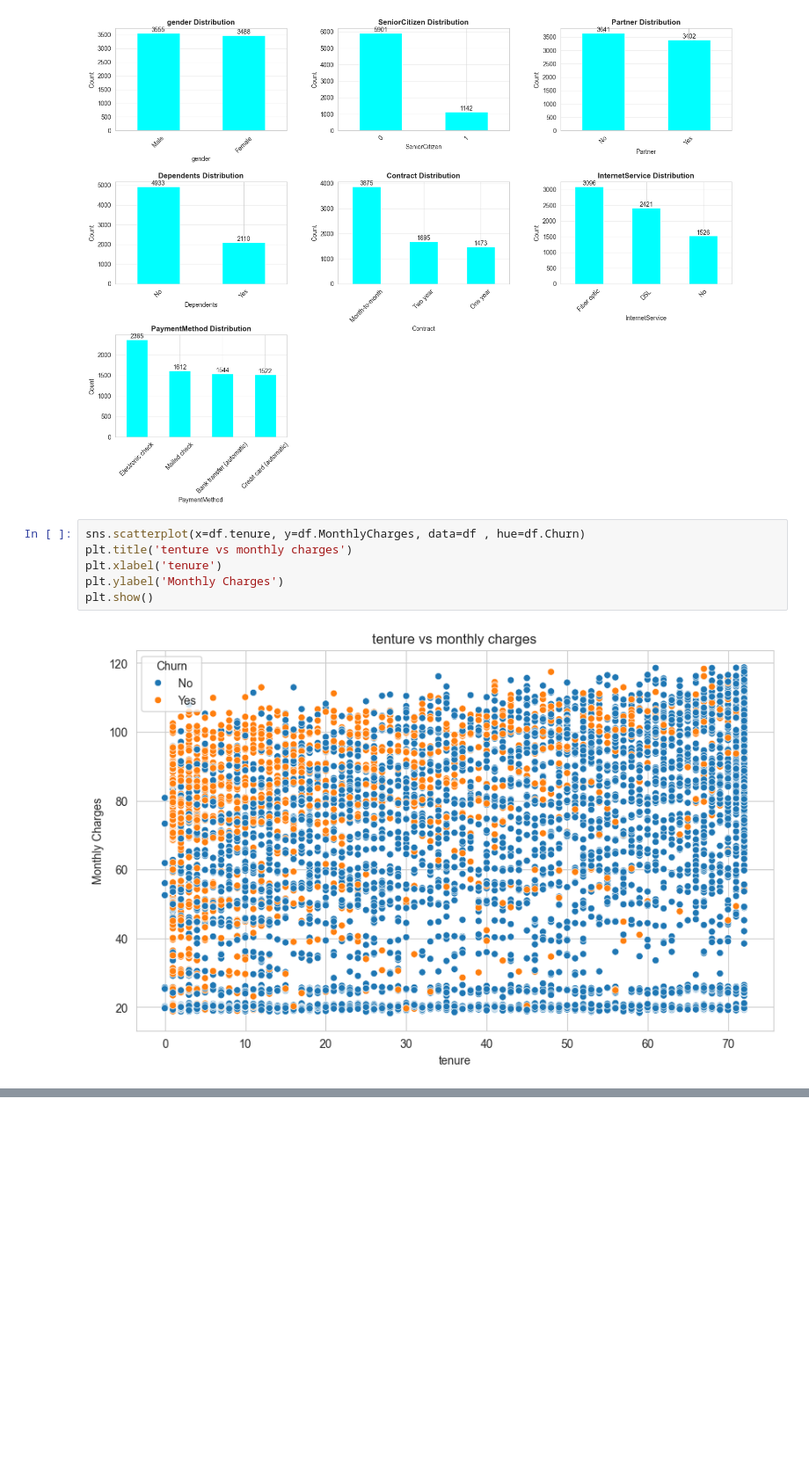
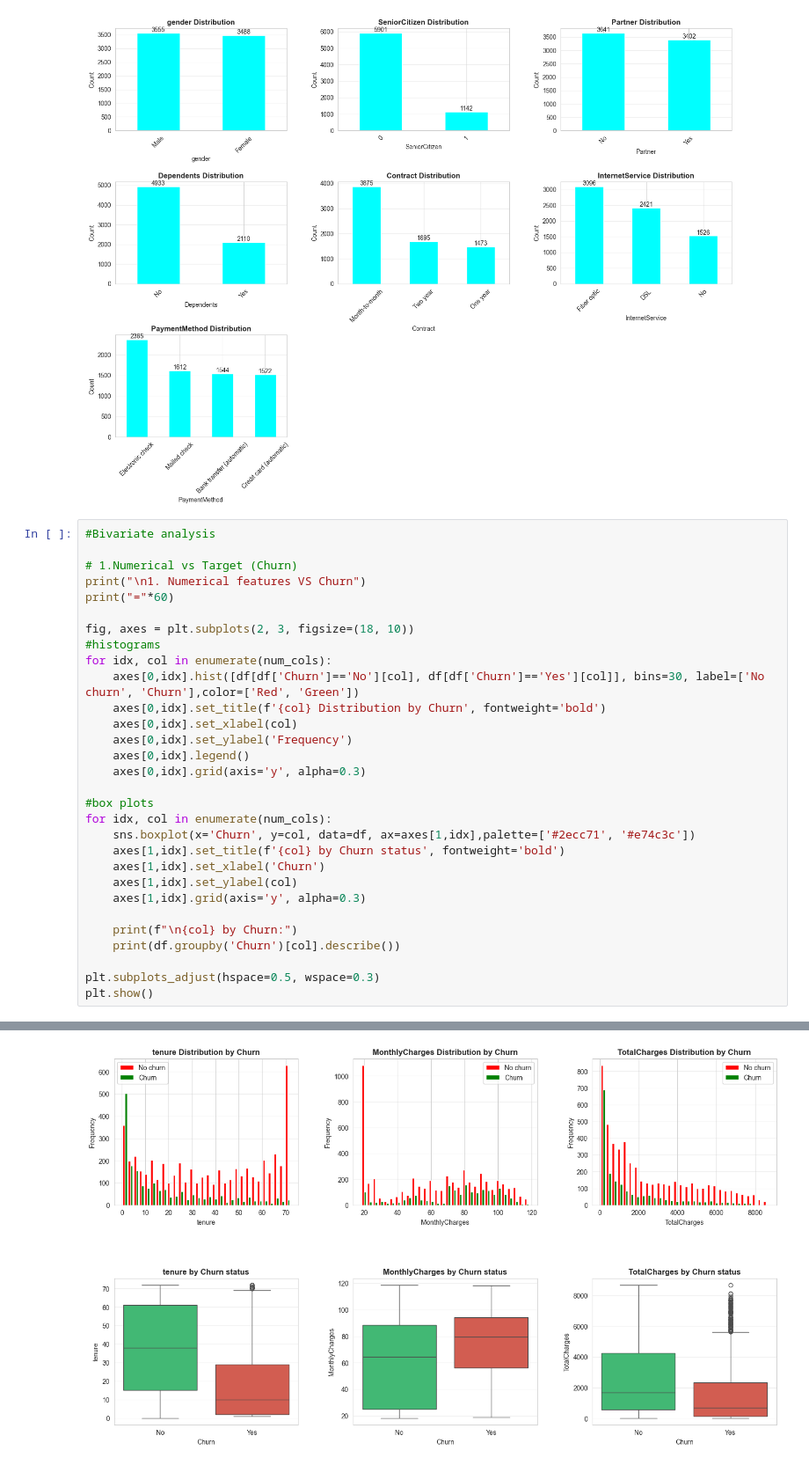
Before and after one commit to Niveka1998/telco-churn-prediction, a Jupyter notebook: Task1.ipynb, the cells around one changed output, grey strips where cells are left out. Shown at 88% size. Drawn from its saved outputs; the diff is of its cells as text; blank space fills up the shorter version.

Commit message:
Bivariate analysis [numerical and categorical vs churn]

```diff
--- a/Task1.ipynb
+++ b/Task1.ipynb
@@ -400,11 +400,34 @@ Credit card (automatic)      1522
 Name: count, dtype: int64
   Mode: Electronic check
 [figure]
-# %%
-sns.scatterplot(x=df.tenure, y=df.MonthlyCharges, data=df , hue=df.Churn)
-plt.title('tenture vs monthly charges')
-plt.xlabel('tenure')
-plt.ylabel('Monthly Charges')
-plt.show()
-# %% [output]
-[figure, removed]
+# %%
+#Bivariate analysis
+
+# 1.Numerical vs Target (Churn)
+print("\n1. Numerical features VS Churn")
+print("="*60)
+
+fig, axes = plt.subplots(2, 3, figsize=(18, 10))
+#histograms
+for idx, col in enumerate(num_cols):
+    axes[0,idx].hist([df[df['Churn']=='No'][col], df[df['Churn']=='Yes'][col]], bins=30, label=['No churn', 'Churn'],color=['Red', 'Green'])
+    axes[0,idx].set_title(f'{col} Distribution by Churn', fontweight='bold')
+    axes[0,idx].set_xlabel(col)
+    axes[0,idx].set_ylabel('Frequency')
+    axes[0,idx].legend()
+    axes[0,idx].grid(axis='y', alpha=0.3)
+
+#box plots
+for idx, col in enumerate(num_cols):
+    sns.boxplot(x='Churn', y=col, data=df, ax=axes[1,idx],palette=['#2ecc71', '#e74c3c'])
+    axes[1,idx].set_title(f'{col} by Churn status', fontweight='bold')
+    axes[1,idx].set_xlabel('Churn')
+    axes[1,idx].set_ylabel(col)
+    axes[1,idx].grid(axis='y', alpha=0.3)
+
+    print(f"\n{col} by Churn:")
+    print(df.groupby('Churn')[col].describe())
+
+plt.subplots_adjust(hspace=0.5, wspace=0.3)
+plt.show()
+# %% [output]
@@ -410,0 +451 @@ plt.show()
+[figure, added]
```
Also changed, not shown: parts of 2 cells of this notebook.
